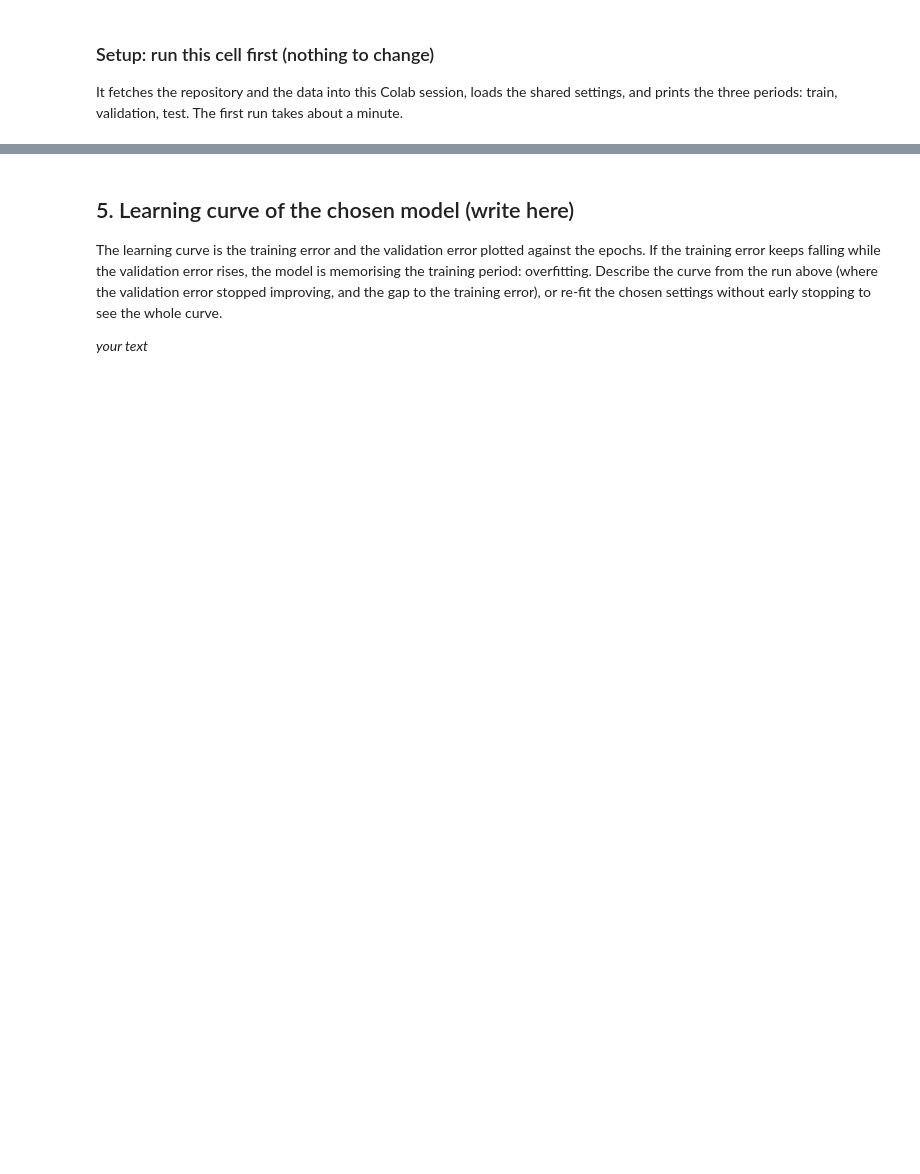
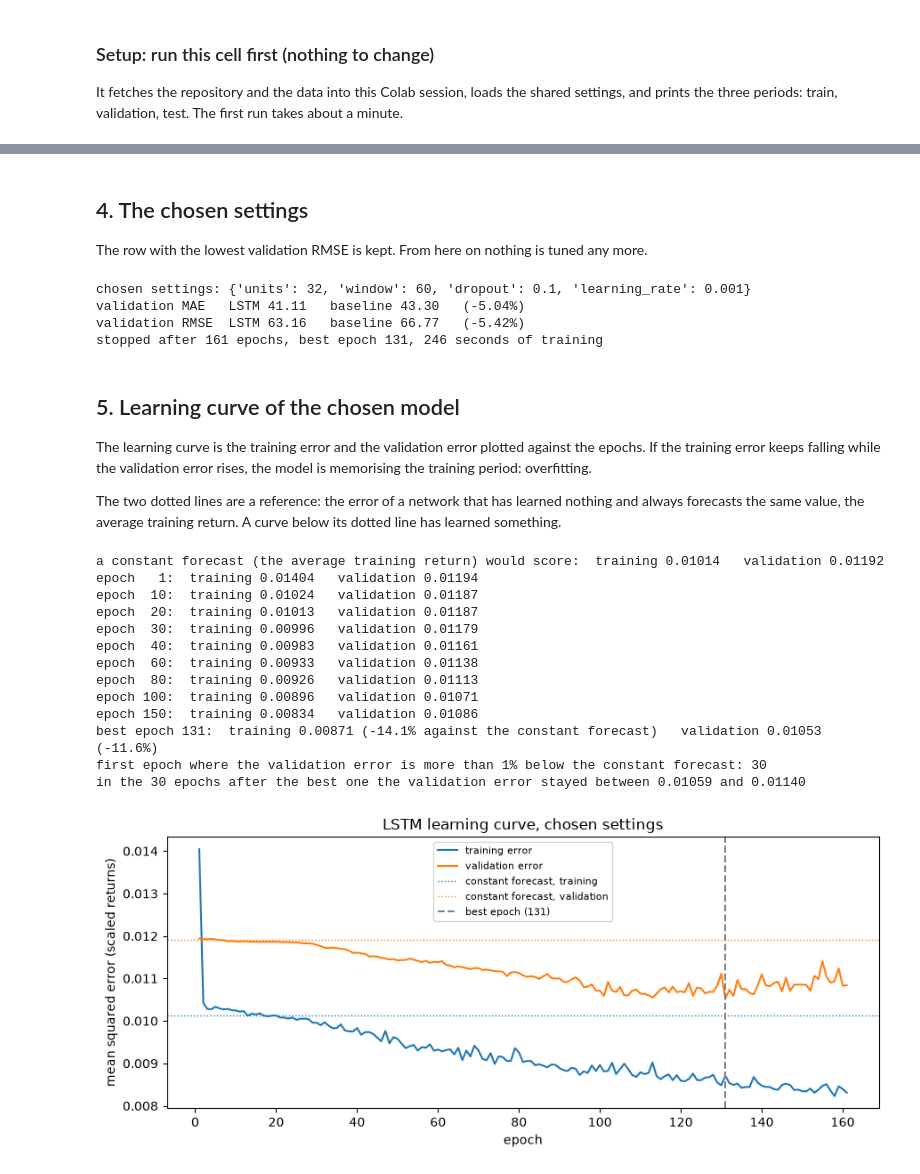
Before and after one commit to Makkaii7/sp500-forecasting, a Jupyter notebook: models/lstm.ipynb, the cells around one changed output, grey strips where cells are left out. Saved outputs shown, nothing was run; the diff lists cells and outputs as text; code cells hidden in the pictures; blank space fills up the shorter version.

Commit message:
LSTM: final notebook and test predictions

```diff
--- a/models/lstm.ipynb
+++ b/models/lstm.ipynb
@@ -177,10 +330,71 @@ common.save_predictions("lstm", df, test_pred, settings=best, train_seconds=floa
+# %% [markdown]
+## 4. The chosen settings
+
+The row with the lowest validation RMSE is kept. From here on nothing is tuned any more.
+# %%
+SETTINGS = ["units", "window", "dropout", "learning_rate"]
+best_i = int(configs["val RMSE"].idxmin())                         # the row with the lowest validation RMSE
+best = dict(rows[best_i])                                          # its settings and its scores
+chosen = fitted[best_i]
+print("chosen settings:", {k: best[k] for k in SETTINGS})
+print(f"validation MAE   LSTM {best['val MAE']:.2f}   baseline {base_mae:.2f}   ({(best['val MAE'] / base_mae - 1) * 100:+.2f}%)")
+print(f"validation RMSE  LSTM {best['val RMSE']:.2f}   baseline {base_rmse:.2f}   ({best['RMSE vs baseline %']:+.2f}%)")
+print(f"stopped after {best['epochs run']} epochs, best epoch {best['best epoch']}, {best['train seconds']:.0f} seconds of training")
+# %% [output]
+chosen settings: {'units': 32, 'window': 60, 'dropout': 0.1, 'learning_rate': 0.001}
+validation MAE   LSTM 41.11   baseline 43.30   (-5.04%)
+validation RMSE  LSTM 63.16   baseline 66.77   (-5.42%)
+stopped after 161 epochs, best epoch 131, 246 seconds of training
 # %% [markdown]
-## 5. Learning curve of the chosen model (write here)
+## 5. Learning curve of the chosen model
 
 The learning curve is the training error and the validation error plotted against the epochs. If the
 training error keeps falling while the validation error rises, the model is memorising the training
-period: overfitting. Describe the curve from the run above (where the validation error stopped improving,
-and the gap to the training error), or re-fit the chosen settings without early stopping to see the whole
-curve.
+period: overfitting.
 
-_your text_
+The two dotted lines are a reference: the error of a network that has learned nothing and always
+forecasts the same value, the average training return. A curve below its dotted line has learned
+something.
+# %%
+h = chosen["history"]
+_, (X_tr_b, Y_tr_b), (X_va_b, Y_va_b), _ = prepare(best["window"])       # the windows of the chosen model
+flat_train = float(np.mean((Y_tr_b - Y_tr_b.mean()) ** 2))               # error of always forecasting the average training return
+flat_val = float(np.mean((Y_va_b - Y_tr_b.mean()) ** 2))
+epochs = np.arange(1, len(h["loss"]) + 1)
+fig, ax = plt.subplots(figsize=(9, 4))
+ax.plot(epochs, h["loss"], color="C0", label="training error")
+ax.plot(epochs, h["val_loss"], color="C1", label="validation error")
+ax.axhline(flat_train, color="C0", ls=":", lw=1, label="constant forecast, training")
+ax.axhline(flat_val, color="C1", ls=":", lw=1, label="constant forecast, validation")
+ax.axvline(best["best epoch"], color="grey", ls="--", label=f"best epoch ({best['best epoch']})")
+ax.set_xlabel("epoch"); ax.set_ylabel("mean squared error (scaled returns)")
+ax.set_title("LSTM learning curve, chosen settings"); ax.legend(fontsize=8)
+fig.tight_layout(); fig.savefig(root / "results" / "lstm_learning_curve.png", dpi=150)
+
+print(f"a constant forecast (the average training return) would score:  training {flat_train:.5f}   validation {flat_val:.5f}")
+for e in [1, 10, 20, 30, 40, 60, 80, 100, 150, 200, 250, 300]:
+    if e <= len(epochs):
+        print(f"epoch {e:3d}:  training {h['loss'][e - 1]:.5f}   validation {h['val_loss'][e - 1]:.5f}")
+b = best["best epoch"] - 1
+print(f"best epoch {b + 1}:  training {h['loss'][b]:.5f} ({(h['loss'][b] / flat_train - 1) * 100:+.1f}% against the constant forecast)"
+      f"   validation {h['val_loss'][b]:.5f} ({(h['val_loss'][b] / flat_val - 1) * 100:+.1f}%)")
+first = next((e for e, v in enumerate(h["val_loss"], start=1) if v < 0.99 * flat_val), None)
+print(f"first epoch where the validation error is more than 1% below the constant forecast: {first}")
+after = h["val_loss"][b + 1:]
+if after:
+    print(f"in the {len(after)} epochs after the best one the validation error stayed between {min(after):.5f} and {max(after):.5f}")
+# %% [output]
+a constant forecast (the average training return) would score:  training 0.01014   validation 0.01192
+epoch   1:  training 0.01404   validation 0.01194
+epoch  10:  training 0.01024   validation 0.01187
+epoch  20:  training 0.01013   validation 0.01187
+epoch  30:  training 0.00996   validation 0.01179
+epoch  40:  training 0.00983   validation 0.01161
+epoch  60:  training 0.00933   validation 0.01138
+epoch  80:  training 0.00926   validation 0.01113
+epoch 100:  training 0.00896   validation 0.01071
+epoch 150:  training 0.00834   validation 0.01086
+best epoch 131:  training 0.00871 (-14.1% against the constant forecast)   validation 0.01053 (-11.6%)
+first epoch where the validation error is more than 1% below the constant forecast: 30
+in the 30 epochs after the best one the validation error stayed between 0.01059 and 0.01140
+[figure, added]
```
Also changed, not shown: parts of 38 cells of this notebook, 3 other files.
